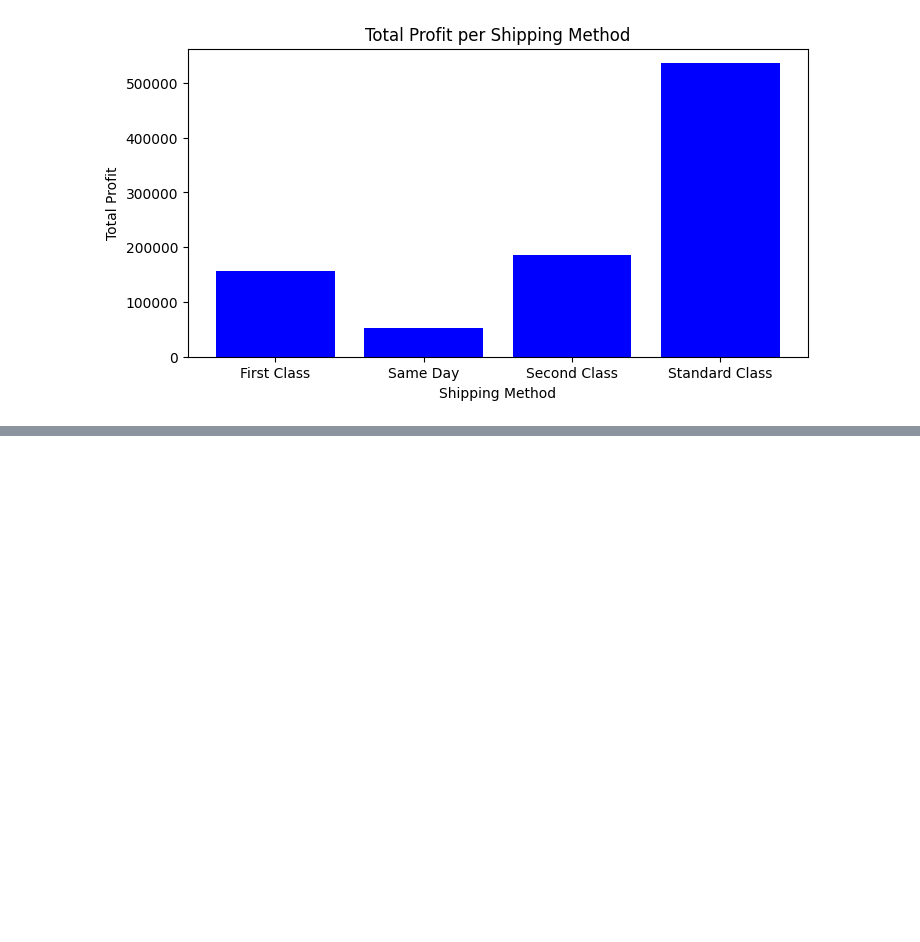
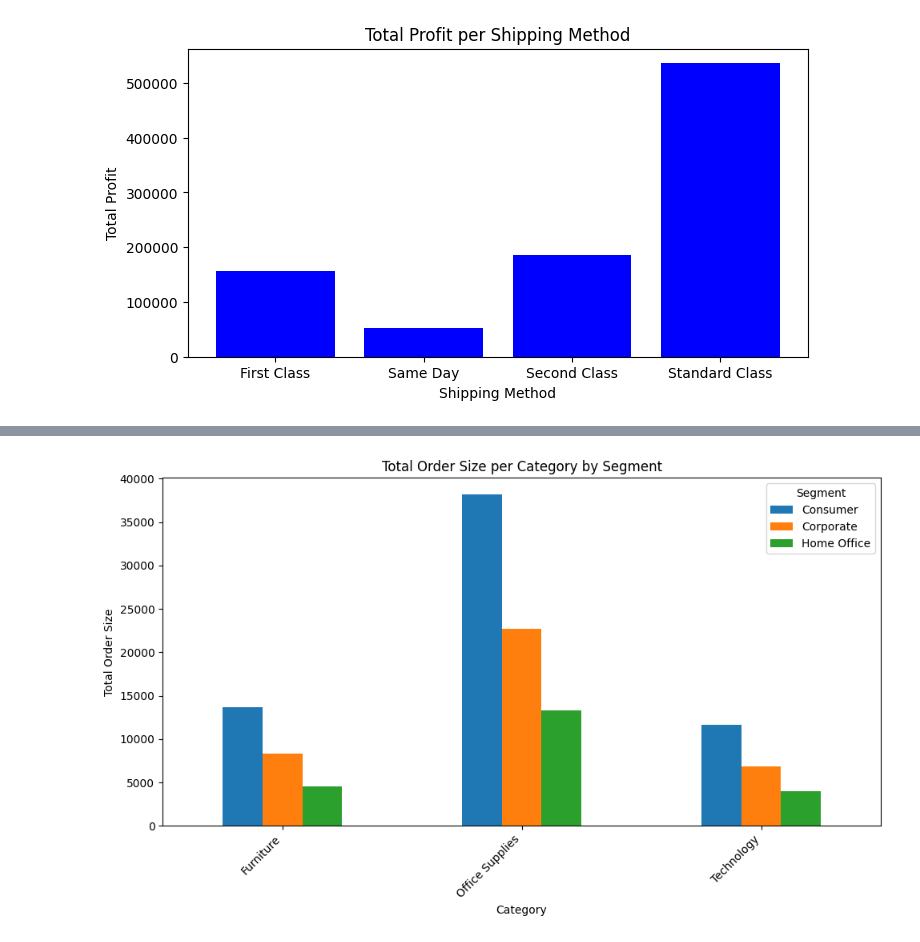
Before and after one commit to abzzer/Forecast-Peak-Ai, a Jupyter notebook: explore_data.ipynb, the cells around one changed output, grey strips where cells are left out. Cells and saved outputs as stored; diff of their text form; code cells hidden in the pictures; blank space fills up the shorter version.

```diff
--- a/explore_data.ipynb
+++ b/explore_data.ipynb
@@ -111,0 +155,11 @@ plt.show()
+# %%
+df['Order Date'] = pd.to_datetime(df['Order Date'], format='%d/%m/%Y')
+
+visits_per_customer = df.groupby(['Order Date', 'Customer ID']).size().reset_index(name='Visit Count')
+
+most_frequent_customers = visits_per_customer.groupby('Customer ID')['Visit Count'].sum().idxmax()
+print("Most frequent customer:", most_frequent_customers)
+
+sorted_customers = visits_per_customer.groupby('Customer ID')['Visit Count'].sum().sort_values(ascending=False)
+print("Customers sorted by visit count")
+print(sorted_customers)
@@ -111,0 +182,19 @@ plt.show()
+# %%
+df['Order Date'] = pd.to_datetime(df['Order Date'], format='%d/%m/%Y')
+
+# Group by 'Segment' and 'Category' to sum up the total order size (quantity) per segment and category
+order_size_per_segment_category = df.groupby(['Segment', 'Category'])['Quantity'].sum().reset_index()
+
+# Pivot the DataFrame to have segments as columns
+pivot_table = order_size_per_segment_category.pivot(index='Category', columns='Segment', values='Quantity')
+
+# Plot bar chart
+pivot_table.plot(kind='bar', figsize=(10, 6))
+plt.title('Total Order Size per Category by Segment')
+plt.xlabel('Category')
+plt.ylabel('Total Order Size')
+plt.xticks(rotation=45, ha='right')
+plt.tight_layout()
+plt.show()
+# %% [output]
+[figure, added]
```
Also changed, not shown: parts of 3 cells of this notebook.
